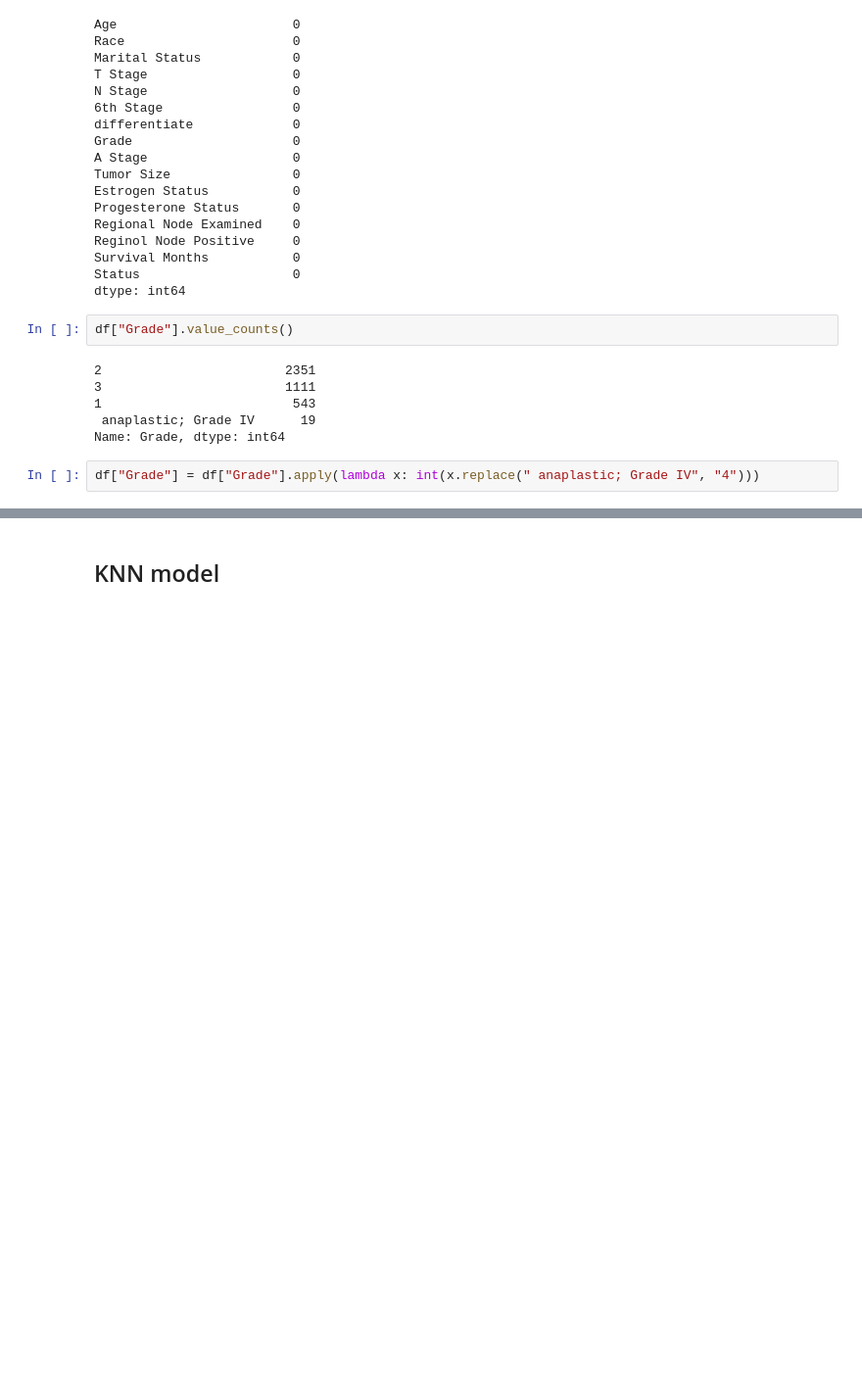
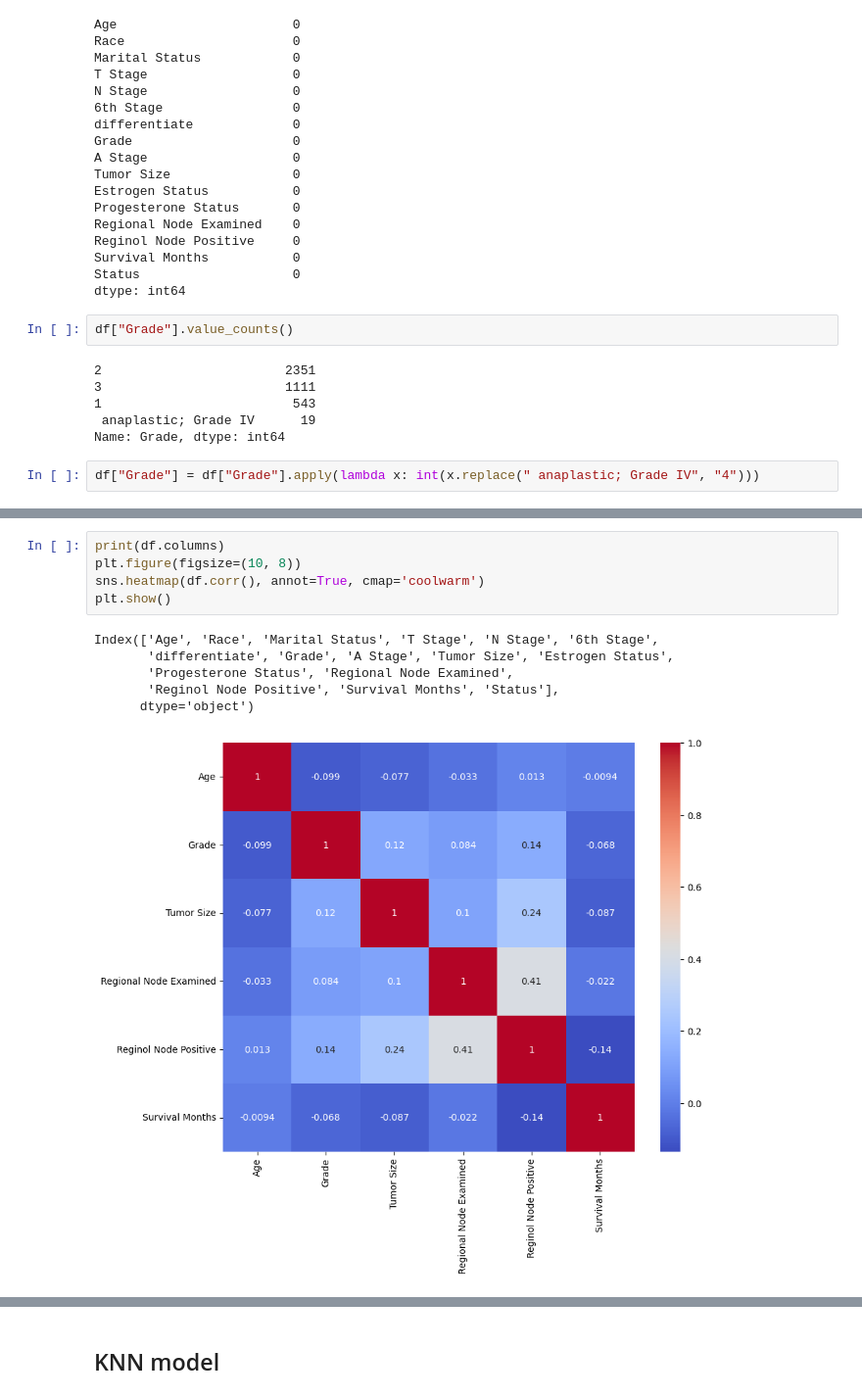
Before and after one commit to norhther/ML-project, a Jupyter notebook: main.ipynb, the cells around one changed output, grey strips where cells are left out. Shown at 98% size. Drawn from its saved outputs; the diff is of its cells as text; blank space fills up the shorter version.

```diff
--- a/main.ipynb
+++ b/main.ipynb
@@ -92,0 +89,12 @@ df_encoded
+# %%
+print(df.columns)
+plt.figure(figsize=(10, 8))
+sns.heatmap(df.corr(), annot=True, cmap='coolwarm')
+plt.show()
+# %% [output]
+Index(['Age', 'Race', 'Marital Status', 'T Stage', 'N Stage', '6th Stage',
+       'differentiate', 'Grade', 'A Stage', 'Tumor Size', 'Estrogen Status',
+       'Progesterone Status', 'Regional Node Examined',
+       'Reginol Node Positive', 'Survival Months', 'Status'],
+      dtype='object')
+[figure, added]
```
Also changed, not shown: parts of 28 cells of this notebook.
